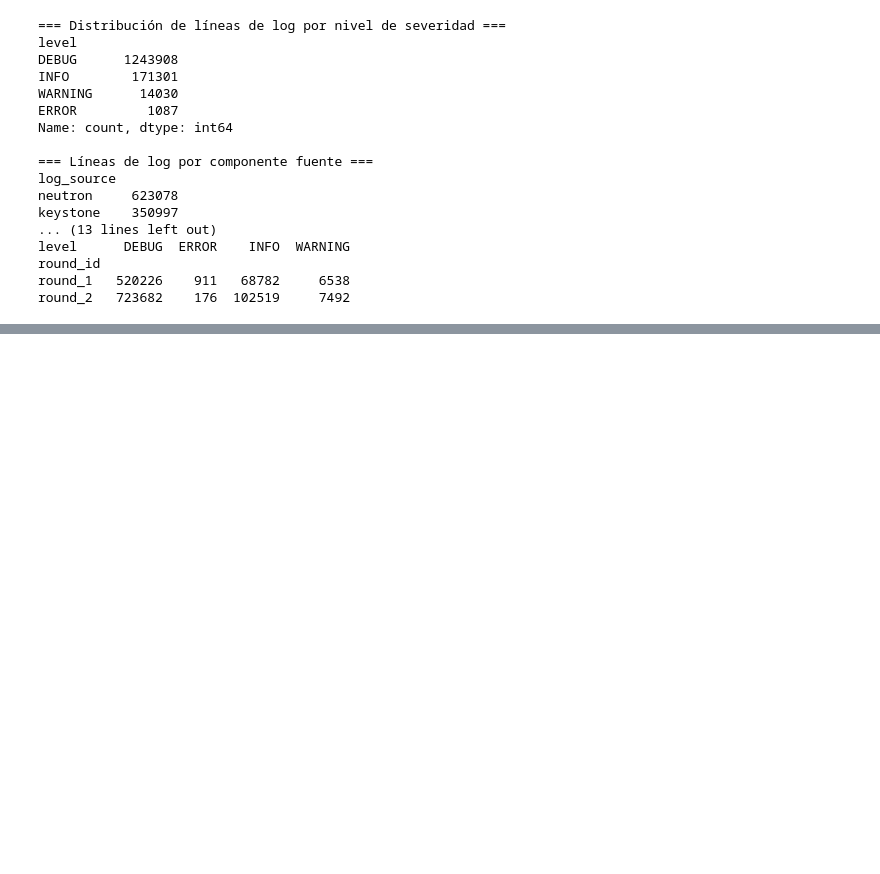
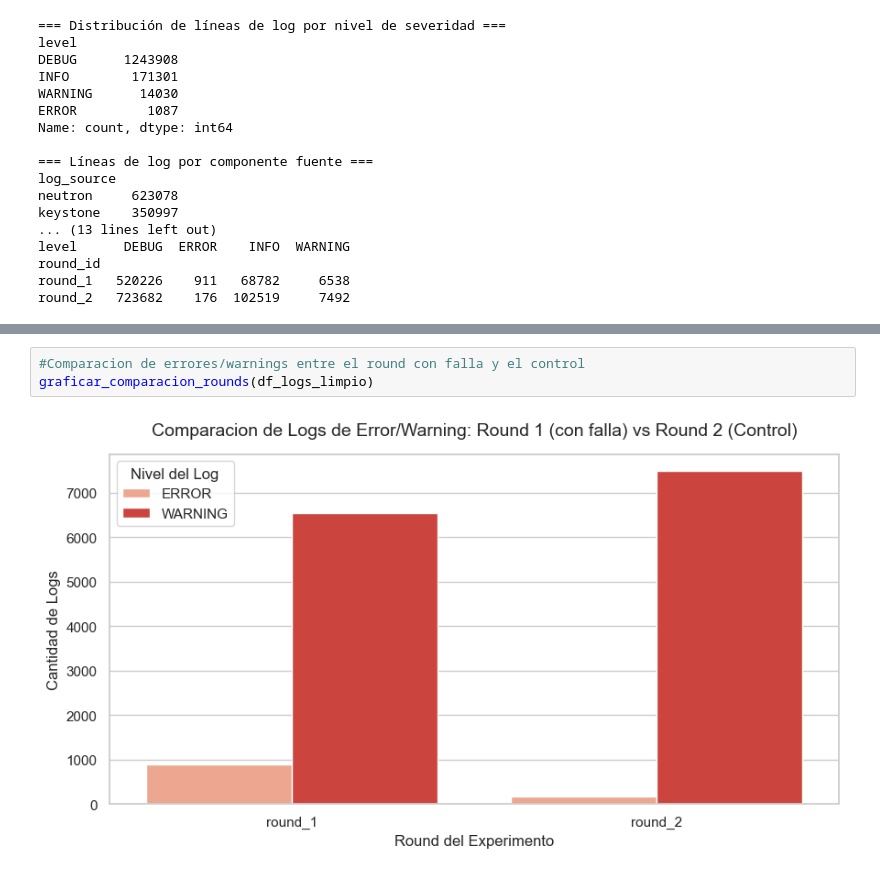
Before and after one commit to ValenteCardenas/Analysis_AIOps, a Jupyter notebook: main.ipynb, the cells around one changed output, grey strips where cells are left out. Drawn from its saved outputs; the diff is of its cells as text; blank space fills up the shorter version.

```diff
--- a/main.ipynb
+++ b/main.ipynb
@@ -341,0 +435,5 @@ round_2   723682    176  102519     7492
+# %%
+#Comparacion de errores/warnings entre el round con falla y el control
+graficar_comparacion_rounds(df_logs_limpio)
+# %% [output]
+[figure, added]
```
Also changed, not shown: parts of 15 cells of this notebook, 5 other files.
